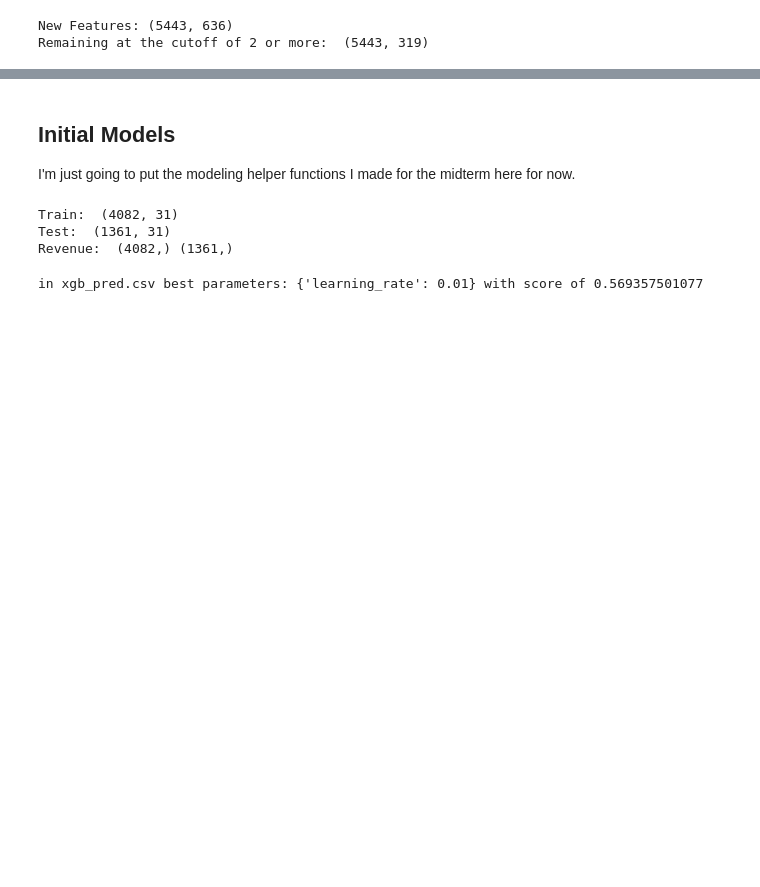
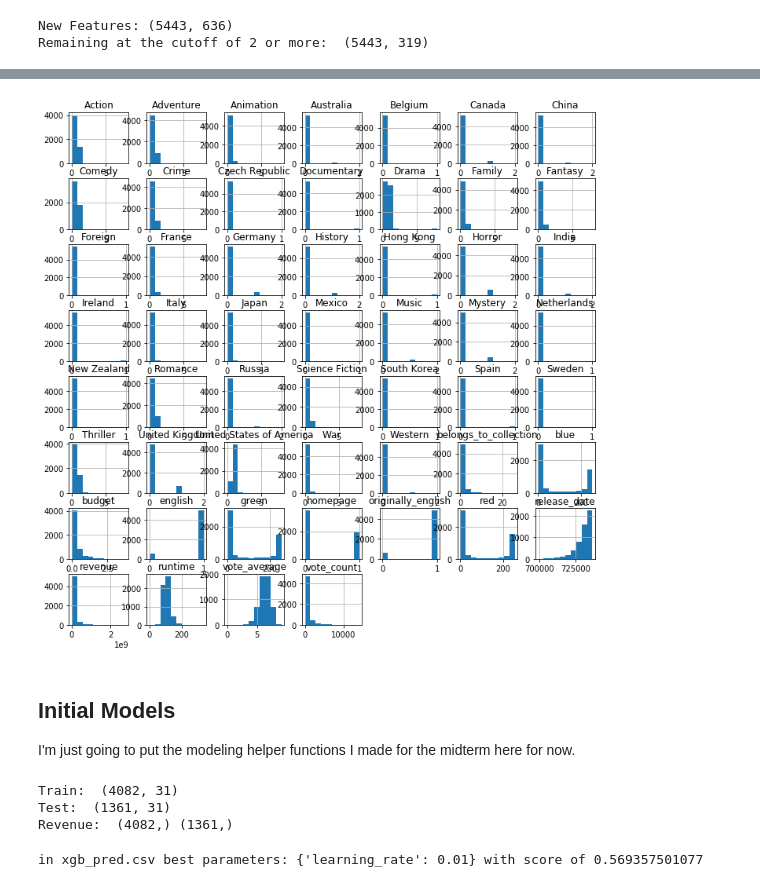
Before and after one commit to christian7137/MovieDataset, a Jupyter notebook: MovieNB_Posters.ipynb, the cells around one changed output, grey strips where cells are left out. Drawn from its saved outputs; the diff is of its cells as text; code cells hidden in the pictures; blank space fills up the shorter version.

```diff
--- a/MovieNB_Posters.ipynb
+++ b/MovieNB_Posters.ipynb
@@ -334,10 +335,10 @@ test = pd.get_dummies(movie_df['production_countries'].apply(pd.Series).stack())
 print("New Features:", test.shape)
 dropping = []
 for col in test.columns:
-    if test[col].sum() < 10:
+    if test[col].sum() < 25:
         dropping.append(col)
 test = test.drop(dropping, axis=1)
-print("Remaining at the cutoff of 10 or more: ", test.shape)
+print("Remaining at the cutoff of 25 or more: ", test.shape)
 print(test.columns)
 # %% [output]
 New Features: (5301, 80)
@@ -353,5 +353,5 @@ Index(['Argentina', 'Australia', 'Austria', 'Belgium', 'Brazil', 'Canada',
 # %%
 ## MERGE TEST INTO MOVIE_DF
-#movie_df = pd.concat((movie_df, test), axis = 1)
-#movie_df = movie_df.drop('production_countries', axis = 1)
-#print(movie_df.shape)
+movie_df = pd.concat((movie_df, test), axis = 1)
+movie_df = movie_df.drop('production_countries', axis = 1)
+print(movie_df.shape)
@@ -357,0 +360,5 @@ Index(['Argentina', 'Australia', 'Austria', 'Belgium', 'Brazil', 'Canada',
+# %%
+# Take care of NaNs generated by the get_dummies functions
+for column in movie_df.columns:
+    movie_df[column].fillna(0, inplace=True)
+movie_df.loc[:,'Action':] = movie_df.loc[:,'Action':].astype(np.int64)
@@ -407,8 +419,8 @@ def hasoriginal(string):
     else:
         return 0
 
-movie_df = movie_df.rename(columns = {'original_language':'orig_english'})
-movie_df['orig_english'] = movie_df['orig_english'].apply(hasoriginal)
+movie_df = movie_df.rename(columns = {'original_language':'originally_english'})
+movie_df['originally_english'] = movie_df['originally_english'].apply(hasoriginal)
 # %%
 test = pd.get_dummies(movie_df['belongs_to_collection'])
 print("New Features:", test.shape)
@@ -450,3 +462,7 @@ movie_df.head(10).transpose()
+# %%
+_ = movie_df.hist(figsize=(12,12))
+# %% [output]
+[figure, added]
 # %%
 makeCSV(movie_df, 'colors.csv')
 # %% [markdown]
```
Also changed, not shown: parts of 10 cells of this notebook, 1 other file.
